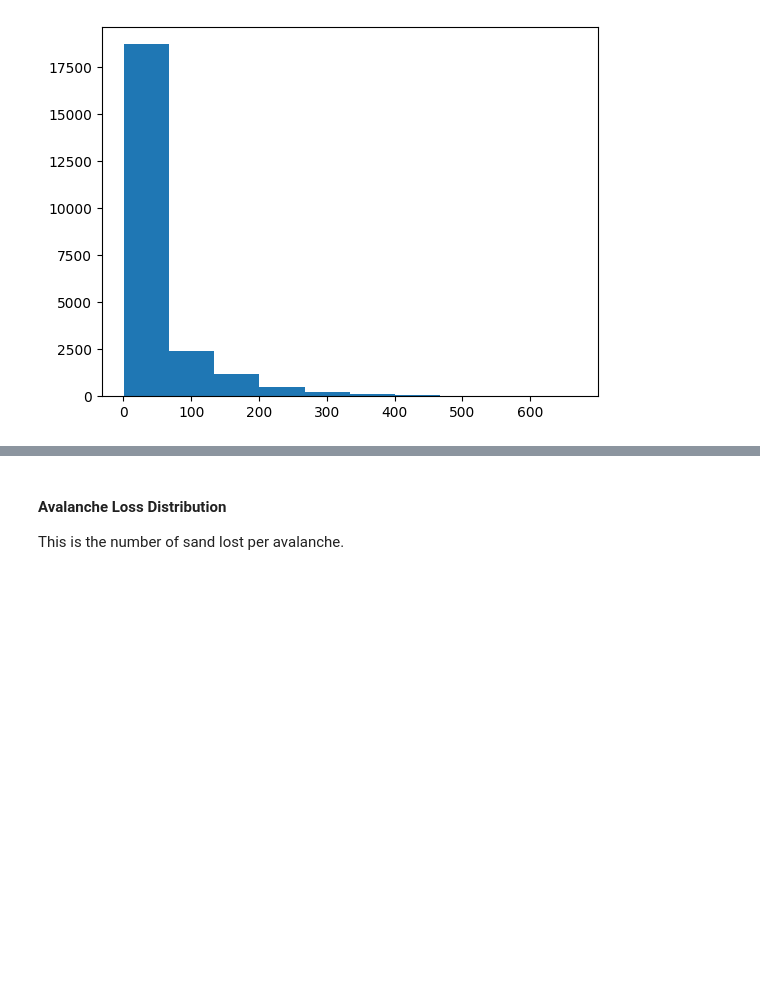
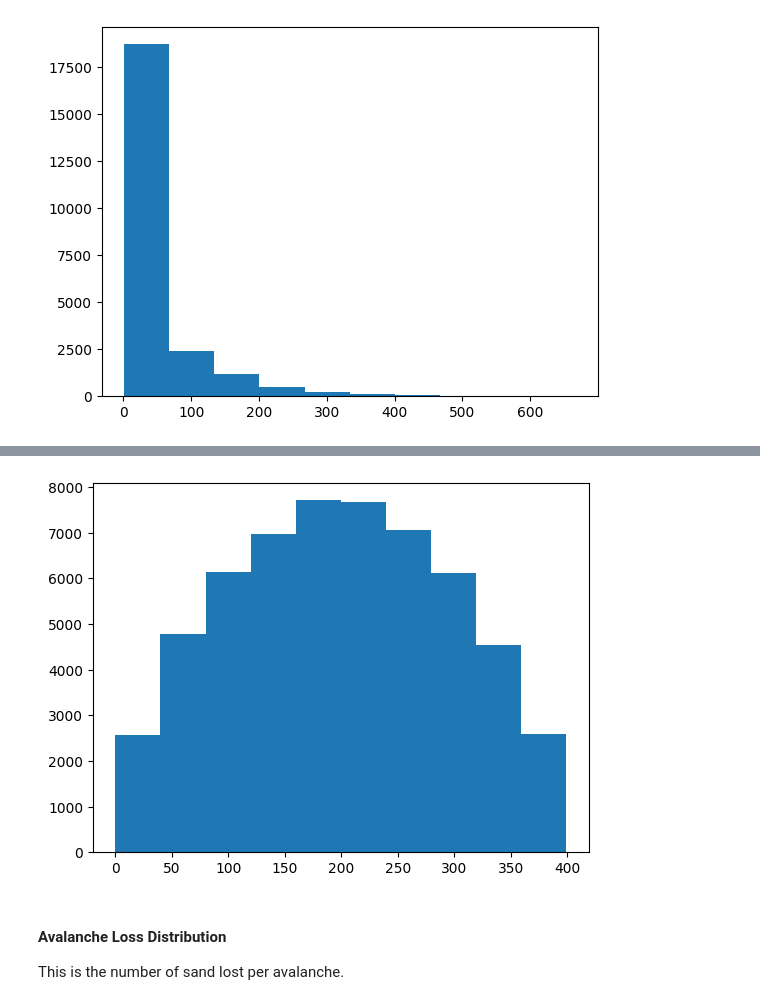
Before and after one commit to davidc789/sow, a Jupyter notebook: explore.ipynb, the cells around one changed output, grey strips where cells are left out. Cells and saved outputs as stored; diff of their text form; code cells hidden in the pictures; blank space fills up the shorter version.

```diff
--- a/explore.ipynb
+++ b/explore.ipynb
@@ -112,11 +115,16 @@ topple_occurrence_collector = sow.StatisticsCollector(
     sow.ContextTransformer.topple_occurrence)
 topple_loss_collector = sow.StatisticsCollector(
     sow.ContextTransformer.topple_loss)
-model.add_listener([topple_occurrence_collector, topple_loss_collector])
+drop_location_collector = sow.StatisticsCollector(
+    sow.ContextTransformer.drop_location
+)
+model.add_listener([
+    topple_occurrence_collector, topple_loss_collector, drop_location_collector
+])
 
 # No more listeners since they will slow it down. We are only interested in the
 # final image anyway, at this stage.
-model.simulate(1_000_000)
+model.simulate(10_000_000)
 # %%
 # This is the proportion of time attributed to toppling.
 np.mean(topple_occurrence_collector.value_history)
@@ -146,3 +184,10 @@ model.manager
+# %%
+drop_location = drop_location_collector.value_history
+
+plt.hist([x for x, y in zip(drop_location, topple_occurrence) if not y])
+plt.show()
+# %% [output]
+[figure, added]
 # %% [markdown]
 #### Avalanche Loss Distribution
 
```
Also changed, not shown: parts of 2 cells of this notebook, 1 other file.
